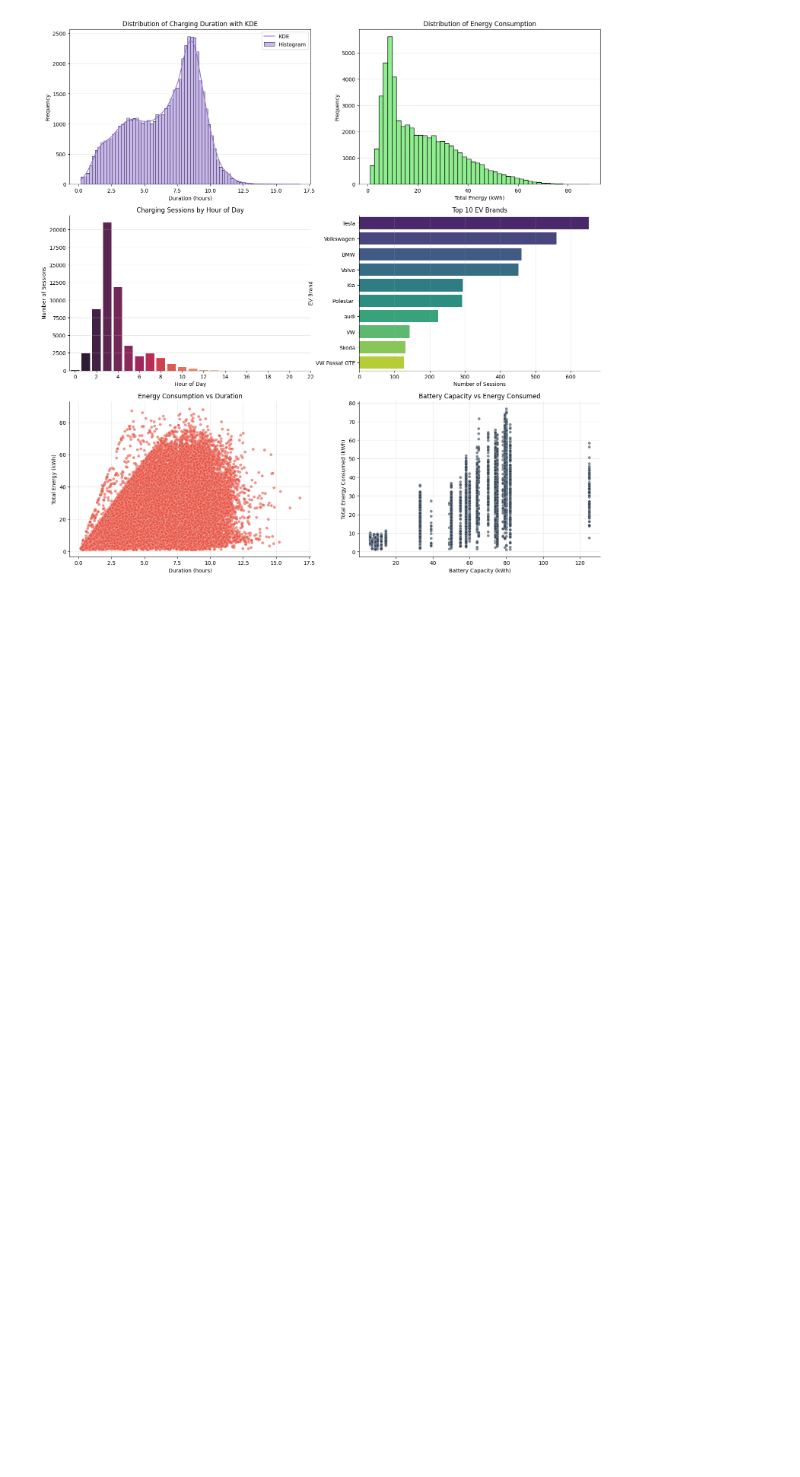
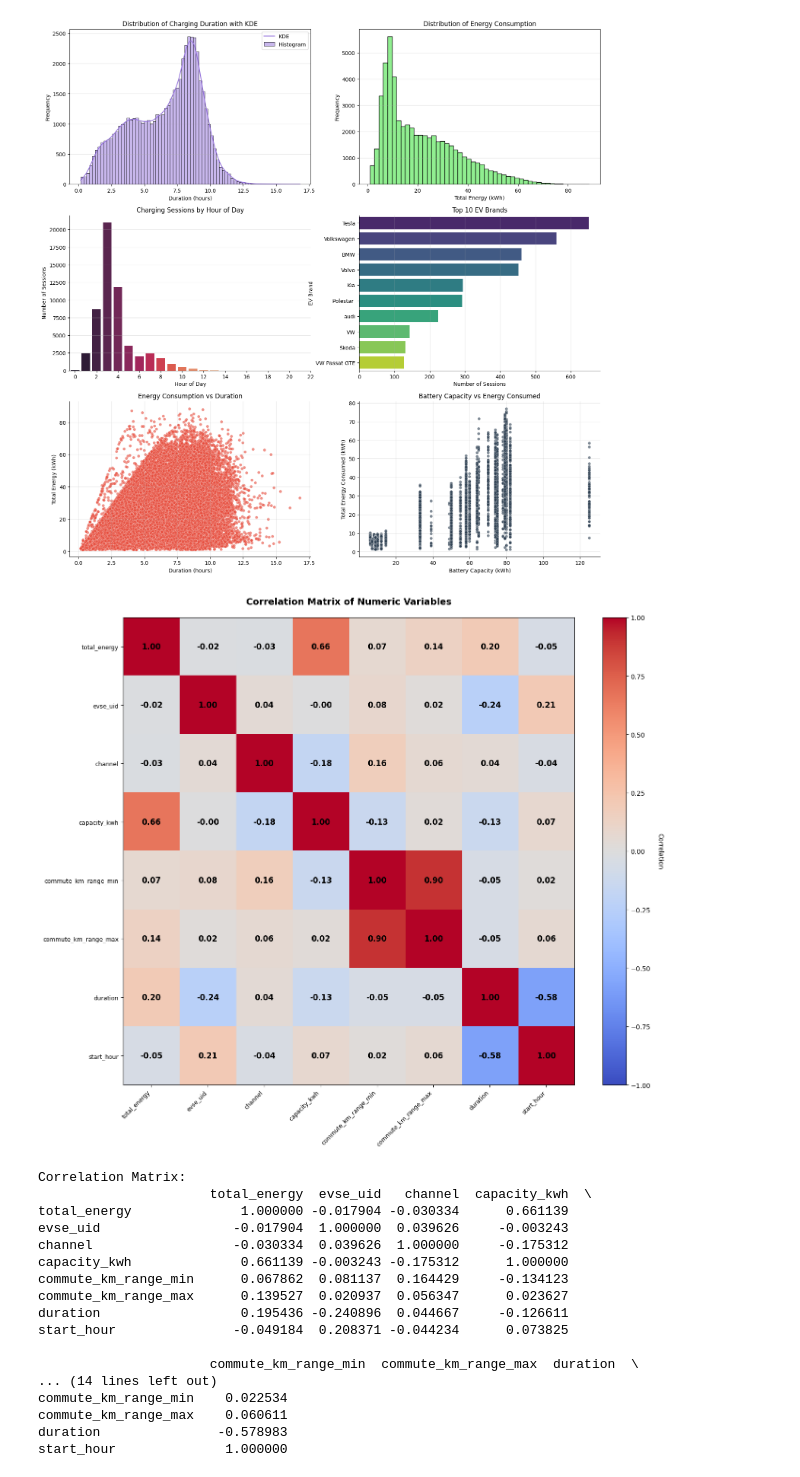
Before and after one commit to ManuCa93/time_series_final, a Jupyter notebook: notebook.ipynb, the cells around one changed output. Saved outputs shown, nothing was run; the diff lists cells and outputs as text; code cells hidden in the pictures; blank space fills up the shorter version.

Commit message:
added correlation matrix

```diff
--- a/notebook.ipynb
+++ b/notebook.ipynb
@@ -131,3 +131,56 @@ axes[2, 1].spines['top'].set_visible(False)
 axes[2, 1].spines['right'].set_visible(False)
 # %% [output]
 [figure]
+# %%
+## Correlation Matrix
+
+# Calculate correlation matrix for numeric columns
+correlation_matrix = df.select_dtypes(include=['number']).corr()
+
+# Create heatmap
+fig, ax = plt.subplots(figsize=(14, 12))
+
+# Create the heatmap using imshow
+im = ax.imshow(correlation_matrix, cmap='coolwarm', vmin=-1, vmax=1, aspect='auto')
+
+# Set ticks and labels
+ax.set_xticks(range(len(correlation_matrix.columns)))
+ax.set_yticks(range(len(correlation_matrix.columns)))
+ax.set_xticklabels(correlation_matrix.columns, rotation=45, ha='right', fontsize=9)
+ax.set_yticklabels(correlation_matrix.columns, fontsize=9)
+
+# Add text annotations for all values
+for i in range(len(correlation_matrix)):
+    for j in range(len(correlation_matrix)):
+        text = ax.text(j, i, f'{correlation_matrix.iloc[i, j]:.2f}',
+                      ha="center", va="center", color="black", fontsize=12, weight='bold')
+
+# Add colorbar
+cbar = plt.colorbar(im, ax=ax)
+cbar.set_label('Correlation', rotation=270, labelpad=20)
+
+ax.set_title('Correlation Matrix of Numeric Variables', fontsize=14, pad=20, weight='bold')
+plt.tight_layout()
+plt.show()
+
+print("\nCorrelation Matrix:")
+print(correlation_matrix)
+# %% [output]
+[figure, added]
+Correlation Matrix:
+                      total_energy  evse_uid   channel  capacity_kwh  \
+total_energy              1.000000 -0.017904 -0.030334      0.661139
+evse_uid                 -0.017904  1.000000  0.039626     -0.003243
+channel                  -0.030334  0.039626  1.000000     -0.175312
+capacity_kwh              0.661139 -0.003243 -0.175312      1.000000
+commute_km_range_min      0.067862  0.081137  0.164429     -0.134123
+commute_km_range_max      0.139527  0.020937  0.056347      0.023627
+duration                  0.195436 -0.240896  0.044667     -0.126611
+start_hour               -0.049184  0.208371 -0.044234      0.073825
+
+                      commute_km_range_min  commute_km_range_max  duration  \
+... (14 lines left out)
+commute_km_range_min    0.022534
+commute_km_range_max    0.060611
+duration               -0.578983
+start_hour              1.000000
```
